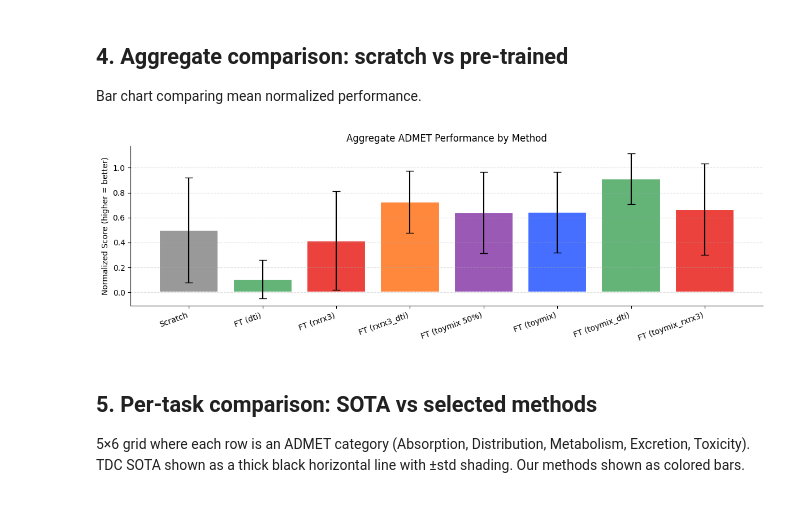
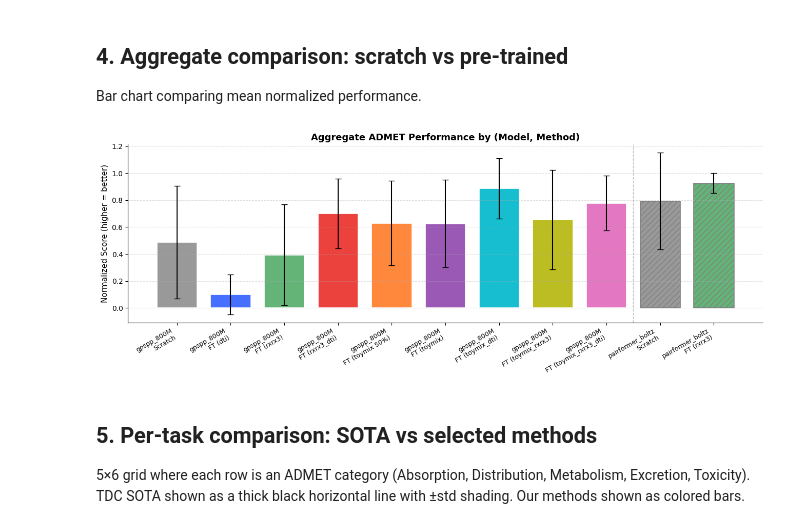
Before and after one commit to seonghyun26/graphium, a Jupyter notebook: notebooks/00_results_dashboard.ipynb, the cells around one changed output. Cells and saved outputs as stored; diff of their text form; code cells hidden in the pictures.

```diff
--- a/notebooks/00_results_dashboard.ipynb
+++ b/notebooks/00_results_dashboard.ipynb
@@ -398,56 +481,83 @@ Bar chart comparing mean normalized performance.
 # %%
 if len(admet_df) > 0 and admet_df['primary_metric'].notna().any():
     admet_df = admet_df.copy()
+
+    # Create a combined label: "model / method"
+    admet_df['model_method'] = admet_df['model_name'] + ' / ' + admet_df['method']
 
     # Normalize within each task: map metric to [0, 1] where 1 = best
     scores = []
     for task, group in admet_df.groupby('task'):
         direction = TASK_METRICS.get(task, (None, 'higher'))[1]
         vals = group['primary_metric'].astype(float)
         if direction == 'lower':
             vals = -vals
         vmin, vmax = vals.min(), vals.max()
         if vmax == vmin:
             norm = pd.Series(0.5, index=group.index)
         else:
             norm = (vals - vmin) / (vmax - vmin)
         scores.append(norm)
     admet_df['normalized_score'] = pd.concat(scores).astype(float)
 
-    agg = admet_df.groupby('method')['normalized_score'].agg(['mean', 'std', 'count'])
-    # Order: Scratch first, then FT variants alphabetically
-    order = ['Scratch'] + sorted([c for c in agg.index if c.startswith('FT')])
-    order += [c for c in agg.index if c not in order]
-    agg = agg.loc[[c for c in order if c in agg.index]]
+    agg = admet_df.groupby(['model_name', 'method'])['normalized_score'].agg(['mean', 'std', 'count'])
 
-    fig, ax = plt.subplots(figsize=(max(8, len(agg)*1.5), 4))
-    palette = {'Scratch': '#999999'}
-    ft_colors = ['#466eff', '#64B478', '#EB423D', '#FF883D', '#9B59B6']
-    for i, m in enumerate(agg.index):
-        if m not in palette:
-            palette[m] = ft_colors[i % len(ft_colors)]
-    colors = [palette.get(m, '#466eff') for m in agg.index]
+    # Sort: by model order, then Scratch first, then FT alphabetically
+    def sort_key(idx):
+        model, method = idx
+        model_order = MODELS_TO_SHOW.index(model) if model in MODELS_TO_SHOW else 999
+        if method == 'Scratch':
+            return (model_order, 0, method)
+        return (model_order, 1, method)
+    agg = agg.loc[sorted(agg.index, key=sort_key)]
 
-    bars = ax.bar(range(len(agg)), agg['mean'], yerr=agg['std'],
-                  color=colors, capsize=5, edgecolor='white', linewidth=1.5)
-    ax.set_xticks(range(len(agg)))
-    ax.set_xticklabels(agg.index, rotation=20, ha='right')
-    ax.set_ylabel('Normalized Score (higher = better)')
-    ax.set_title('Aggregate ADMET Performance by Method')
+    # Build display labels
+    labels = [f'{m}\n{meth}' for m, meth in agg.index]
+
+    # Color palette: same method gets same color regardless of model;
+    # different models get different hatching
+    method_colors = {'Scratch': '#999999'}
+    ft_colors = ['#466eff', '#64B478', '#EB423D', '#FF883D', '#9B59B6',
+                 '#17becf', '#bcbd22', '#e377c2']
+    ft_idx = 0
+    all_methods = sorted(admet_df['method'].unique())
+    for m in all_methods:
+        if m not in method_colors:
+            method_colors[m] = ft_colors[ft_idx % len(ft_colors)]
+            ft_idx += 1
+
+    model_hatches = {m: h for m, h in zip(MODELS_TO_SHOW, ['', '///', '\\\\\\', 'xx', '..'])}
+
+    fig, ax = plt.subplots(figsize=(max(10, len(agg) * 1.2), 5))
+    x = np.arange(len(agg))
+    for i, ((model, method), row) in enumerate(agg.iterrows()):
+        color = method_colors.get(method, '#466eff')
+        hatch = model_hatches.get(model, '')
+        ax.bar(i, row['mean'], yerr=row['std'], color=color, hatch=hatch,
+               edgecolor='white' if not hatch else 'grey',
+               capsize=4, linewidth=1.2, width=0.75)
+
+    ax.set_xticks(x)
+    ax.set_xticklabels(labels, rotation=30, ha='right', fontsize=9)
+    ax.set_ylabel('Normalized Score (higher = better)', fontsize=11)
+    ax.set_title('Aggregate ADMET Performance by (Model, Method)', fontsize=13, fontweight='bold')
     ax.spines['top'].set_visible(False)
     ax.spines['right'].set_visible(False)
     ax.grid(True, axis='y', ls='--', alpha=0.4)
 
-    # for i, (bar, count) in enumerate(zip(bars, agg['count'])):
-    #     ax.text(bar.get_x() + bar.get_width()/2, bar.get_height() + 0.02,
-    #             f'n={int(count)}', ha='center', va='bottom', fontsize=9)
+    # Add vertical separators between models
+    prev_model = None
+    for i, (model, _) in enumerate(agg.index):
+        if prev_model is not None and model != prev_model:
+            ax.axvline(x=i - 0.5, color='grey', linewidth=1, linestyle='--', alpha=0.5)
+        prev_model = model
 
     plt.tight_layout()
     plt.show()
 else:
     print("No ADMET results to aggregate.")
 # %% [output]
-[figure, old version]
+[figure, new version]
 # %% [markdown]
 ## 5. Per-task comparison: SOTA vs selected methods
 
```
Also changed, not shown: parts of 5 cells of this notebook, 14 other files.
